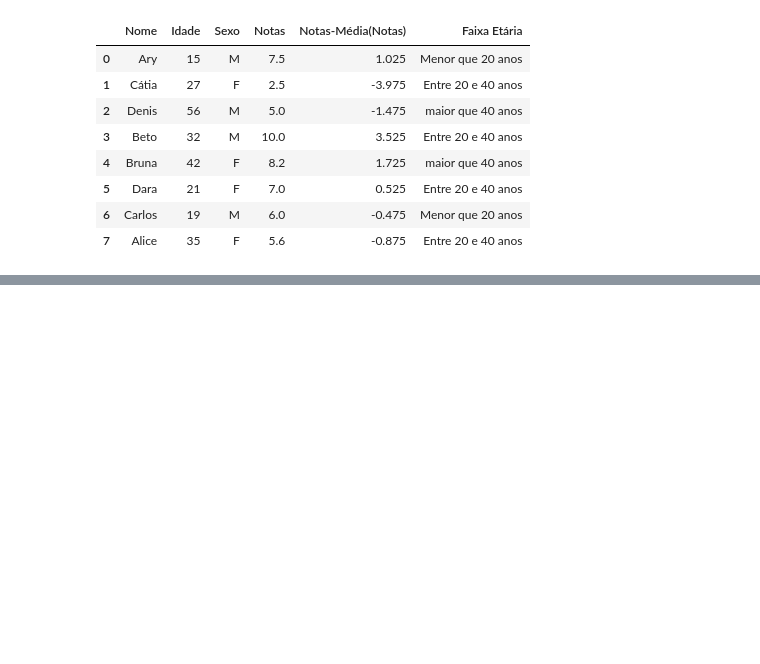
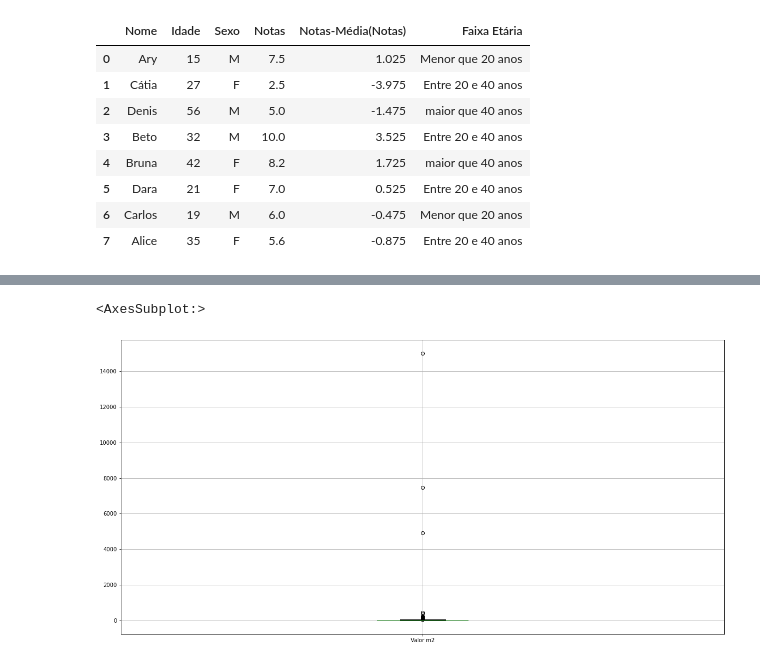
Before and after one commit to Adnunes/formacao_data_science_alura, a Jupyter notebook: Curso Pandas/Exercicios.ipynb, the cells around one changed output, grey strips where cells are left out. Saved outputs shown, nothing was run; the diff lists cells and outputs as text; code cells hidden in the pictures; blank space fills up the shorter version.

```diff
--- a/Curso Pandas/Exercicios.ipynb
+++ b/Curso Pandas/Exercicios.ipynb
@@ -299,0 +396,7 @@ alunos
+# %%
+%matplotlib inline
+import pandas as pd
+import matplotlib.pyplot as plt
+plt.rc('figure', figsize=(20,10))
+
+dados = pd.read_csv('dados/aluguel_amostra.csv', sep=';')
@@ -299,0 +417,5 @@ alunos
+# %%
+dados.boxplot(['Valor m2'])
+# %% [output]
+<AxesSubplot:>
+[figure, added]
```
Also changed, not shown: parts of 24 cells of this notebook, 13 other files.
